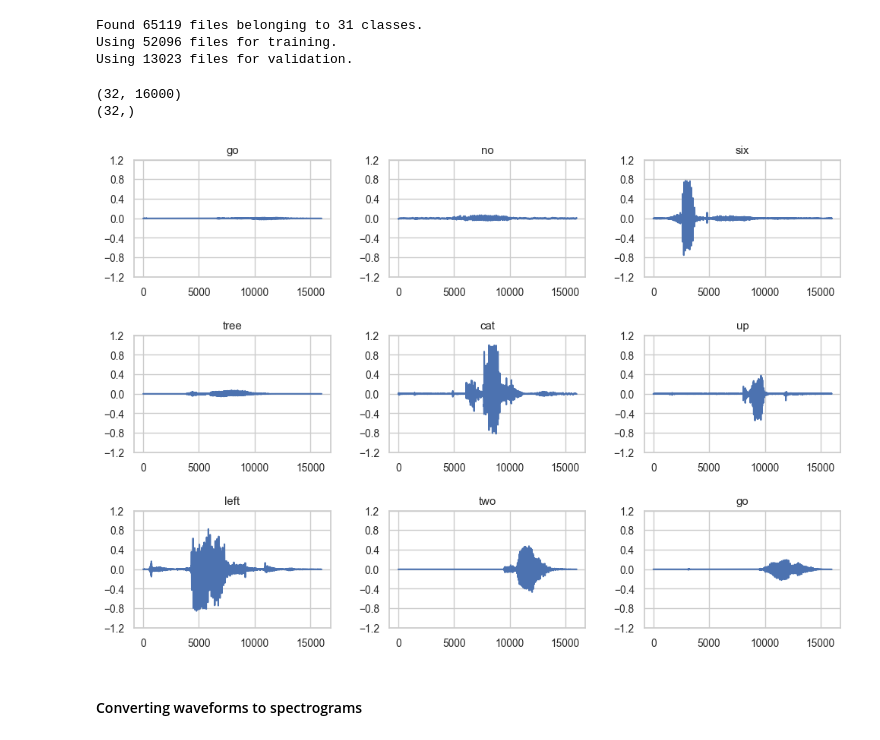
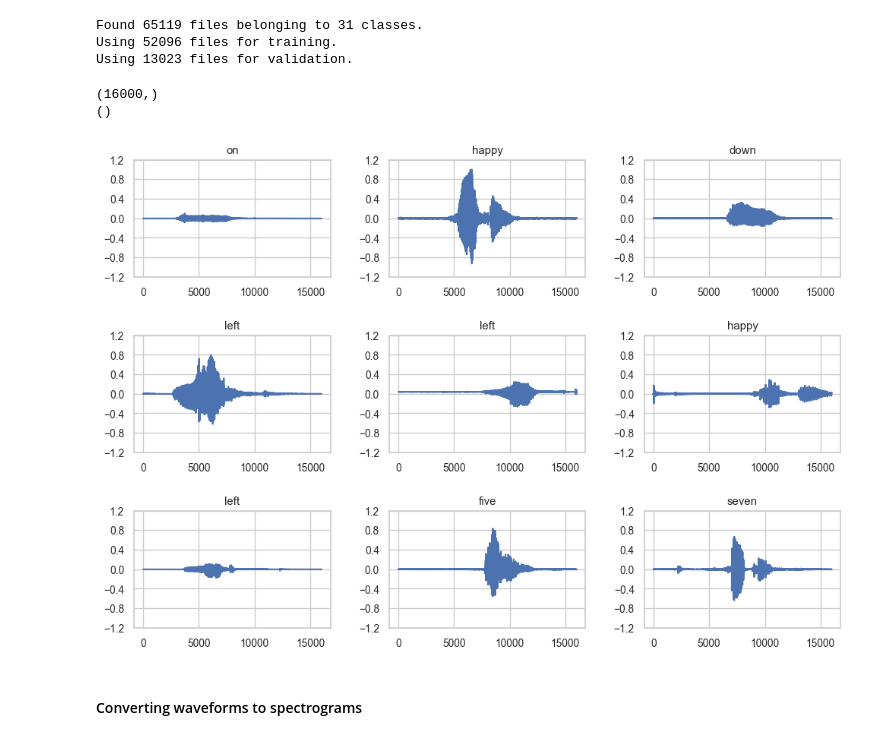
Before and after one commit to zakrzewow/DeepLearning2024, a Jupyter notebook: project2/experiments.ipynb, the cells around one changed output. Saved outputs shown, nothing was run; the diff lists cells and outputs as text; code cells hidden in the pictures.

```diff
--- a/project2/experiments.ipynb
+++ b/project2/experiments.ipynb
@@ -95,7 +96,7 @@ DS_TRAIN, DS_VALID = keras.utils.audio_dataset_from_directory(
     labels="inferred",
     class_names=CLASSES,
     output_sequence_length=16000,
-    batch_size=32,
+    batch_size=None,
     validation_split=0.2,
     subset="both",
     seed=0,
@@ -104,8 +105,8 @@ DS_TRAIN, DS_VALID = keras.utils.audio_dataset_from_directory(
 # dropping the extra axis, because this dataset only contains single channel audio
 # as in https://www.tensorflow.org/tutorials/audio/simple_audio
 def squeeze(audio, labels):
-  audio = tf.squeeze(audio, axis=-1)
-  return audio, labels
+    audio = tf.squeeze(audio, axis=-1)
+    return audio, labels
 
 DS_TRAIN = DS_TRAIN.map(squeeze, tf.data.AUTOTUNE)
 DS_VALID = DS_VALID.map(squeeze, tf.data.AUTOTUNE)
@@ -124,28 +125,27 @@ Using 13023 files for validation.
 
 # DS_TEST = DS_TEST.map(lambda audio: tf.squeeze(audio, axis=-1), tf.data.AUTOTUNE)
 # %%
-for example_audio, example_labels in DS_TRAIN.take(1):
+for example_audio, example_label in DS_TRAIN.take(1):
     print(example_audio.shape)
-    print(example_labels.shape)
+    print(example_label.shape)
 # %% [output]
-(32, 16000)
-(32,)
+(16000,)
+()
 # %%
 # modified code from https://www.tensorflow.org/tutorials/audio/simple_audio#import_the_mini_speech_commands_dataset
 # sample observations
 fig, axs = plt.subplots(3, 3, figsize=(12, 8))
 
-for i in range(9):
+for i, (example_audio, example_label) in enumerate(DS_TRAIN.take(9)):
     ax_idx = (i // 3, i % 3)
-    audio_signal = example_audio[i]
-    axs[ax_idx].plot(audio_signal)
-    axs[ax_idx].set_title(CLASSES[example_labels[i]])
+    axs[ax_idx].plot(example_audio)
+    axs[ax_idx].set_title(CLASSES[example_label])
     axs[ax_idx].set_yticks(np.arange(-1.2, 1.21, 0.4))
     axs[ax_idx].set_ylim([-1.2, 1.2])
 
 plt.subplots_adjust(wspace=0.3, hspace=0.5)
 plt.savefig(f"images/sample_observations.png", bbox_inches="tight", dpi=300)
 plt.show()
 # %% [output]
-[figure, old version]
+[figure, new version]
 # %%
```
Also changed, not shown: parts of 49 cells of this notebook, 2 other files.
